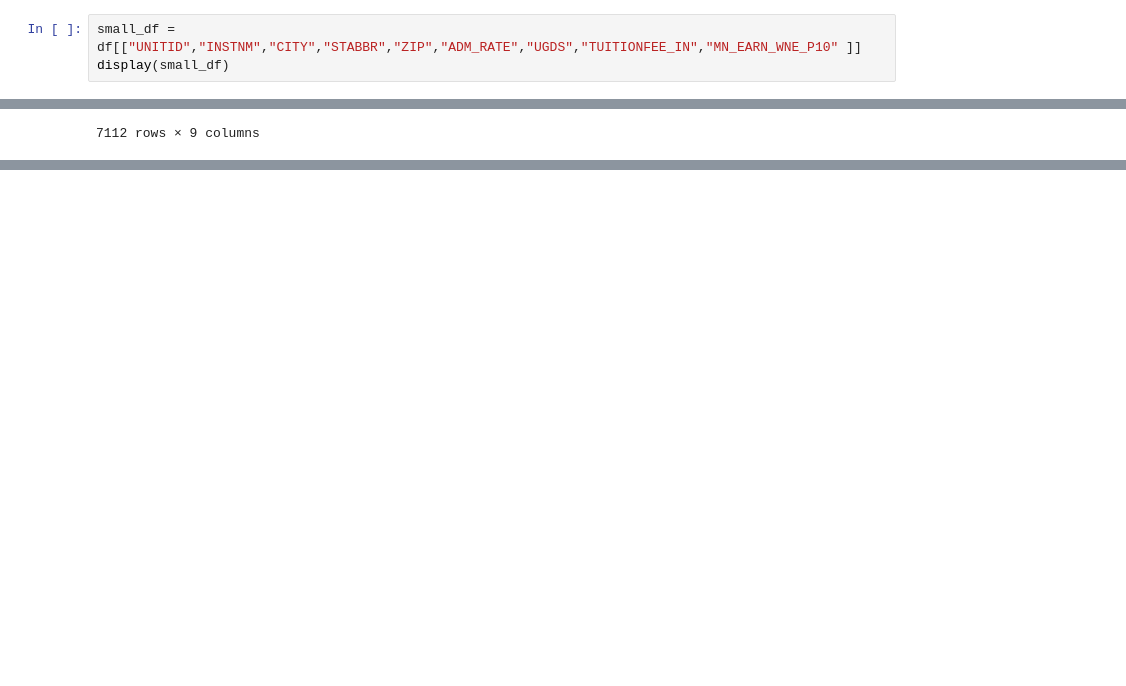
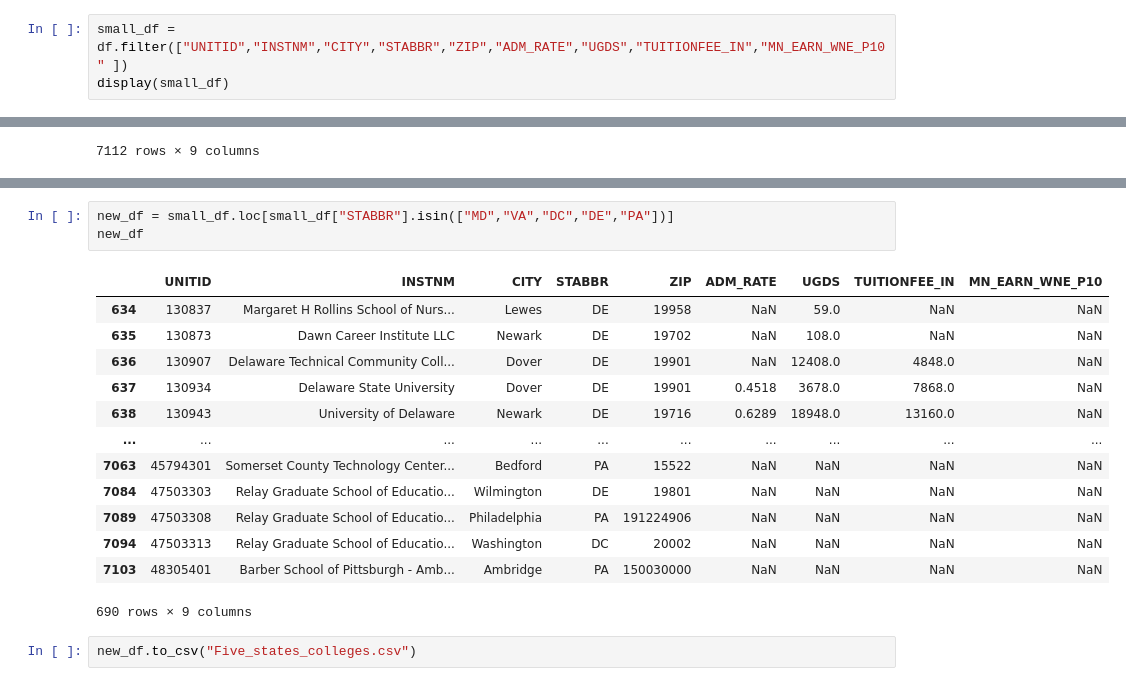
Before and after one commit to sowmith8899/data690_skola2, a Jupyter notebook: assignment_04/assignment_04.ipynb, the cells around one changed output, grey strips where cells are left out. Drawn from its saved outputs; the diff is of its cells as text; blank space fills up the shorter version.

```diff
--- a/assignment_04/assignment_04.ipynb
+++ b/assignment_04/assignment_04.ipynb
@@ -85,7 +85,7 @@ df.sample(5)
 | 5045 | 444316 | 3763400 | 37634 | Bold Beauty Academy | Billings | MT | 59101 | NaN | NaN | NaN | ... |
 5 rows × 1986 columns
 # %%
-small_df = df[["UNITID","INSTNM","CITY","STABBR","ZIP","ADM_RATE","UGDS","TUITIONFEE_IN","MN_EARN_WNE_P10" ]]
+small_df = df.filter(["UNITID","INSTNM","CITY","STABBR","ZIP","ADM_RATE","UGDS","TUITIONFEE_IN","MN_EARN_WNE_P10" ])
 display(small_df)
 # %% [output]
 |  | UNITID | INSTNM | CITY | STABBR | ZIP | ADM_RATE | UGDS | TUITIONFEE_IN | MN_EARN_WNE_P10 |
@@ -103,0 +191,19 @@ display(small_df)
+# %%
+new_df = small_df.loc[small_df["STABBR"].isin(["MD","VA","DC","DE","PA"])]
+new_df
+# %% [output]
+|  | UNITID | INSTNM | CITY | STABBR | ZIP | ADM_RATE | UGDS | TUITIONFEE_IN | MN_EARN_WNE_P10 |
+| 634 | 130837 | Margaret H Rollins School of Nurs... | Lewes | DE | 19958 | NaN | 59.0 | NaN | NaN |
+| 635 | 130873 | Dawn Career Institute LLC | Newark | DE | 19702 | NaN | 108.0 | NaN | NaN |
+| 636 | 130907 | Delaware Technical Community Coll... | Dover | DE | 19901 | NaN | 12408.0 | 4848.0 | NaN |
+| 637 | 130934 | Delaware State University | Dover | DE | 19901 | 0.4518 | 3678.0 | 7868.0 | NaN |
+| 638 | 130943 | University of Delaware | Newark | DE | 19716 | 0.6289 | 18948.0 | 13160.0 | NaN |
+| ... | ... | ... | ... | ... | ... | ... | ... | ... | ... |
+| 7063 | 45794301 | Somerset County Technology Center... | Bedford | PA | 15522 | NaN | NaN | NaN | NaN |
+| 7084 | 47503303 | Relay Graduate School of Educatio... | Wilmington | DE | 19801 | NaN | NaN | NaN | NaN |
+| 7089 | 47503308 | Relay Graduate School of Educatio... | Philadelphia | PA | 191224906 | NaN | NaN | NaN | NaN |
+| 7094 | 47503313 | Relay Graduate School of Educatio... | Washington | DC | 20002 | NaN | NaN | NaN | NaN |
+| 7103 | 48305401 | Barber School of Pittsburgh - Amb... | Ambridge | PA | 150030000 | NaN | NaN | NaN | NaN |
+690 rows × 9 columns
+# %%
+new_df.to_csv("Five_states_colleges.csv")
```
Also changed, not shown: parts of 9 cells of this notebook.
